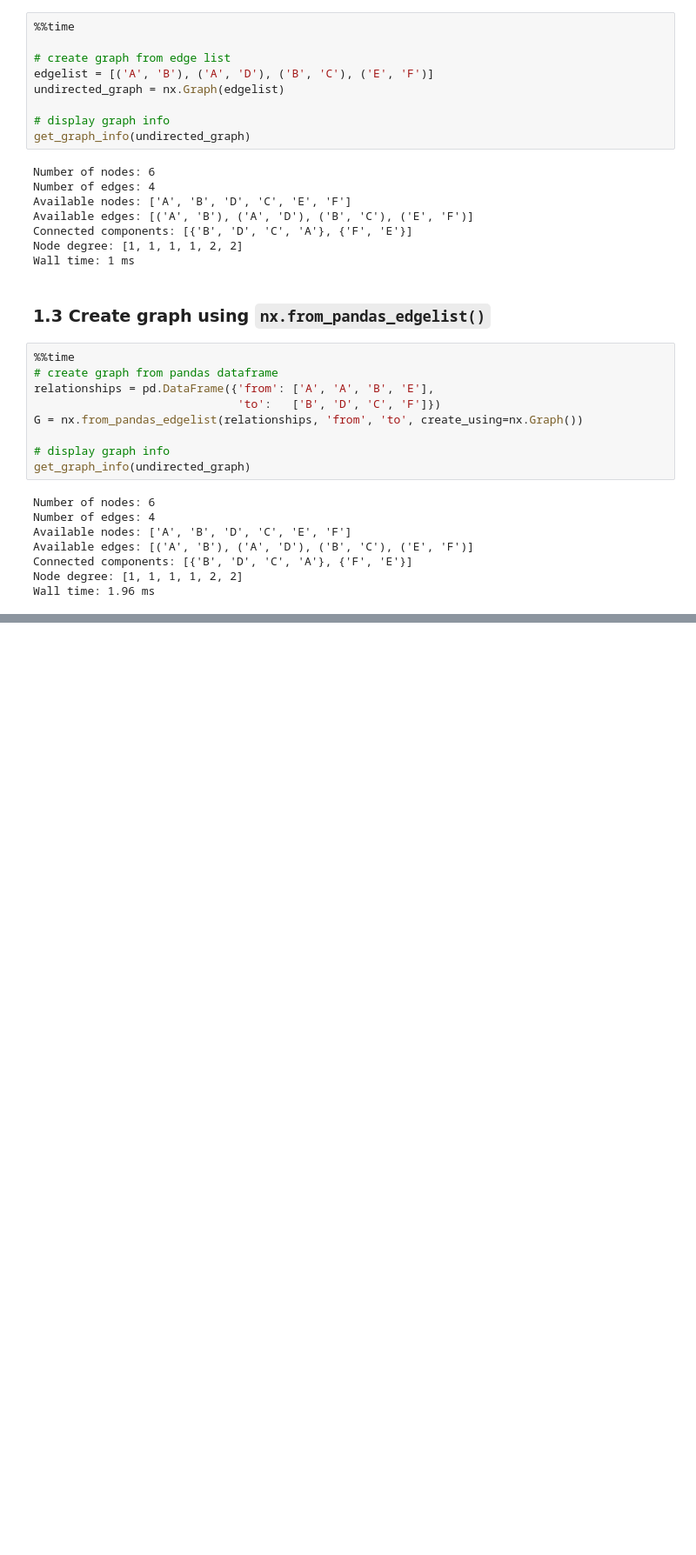
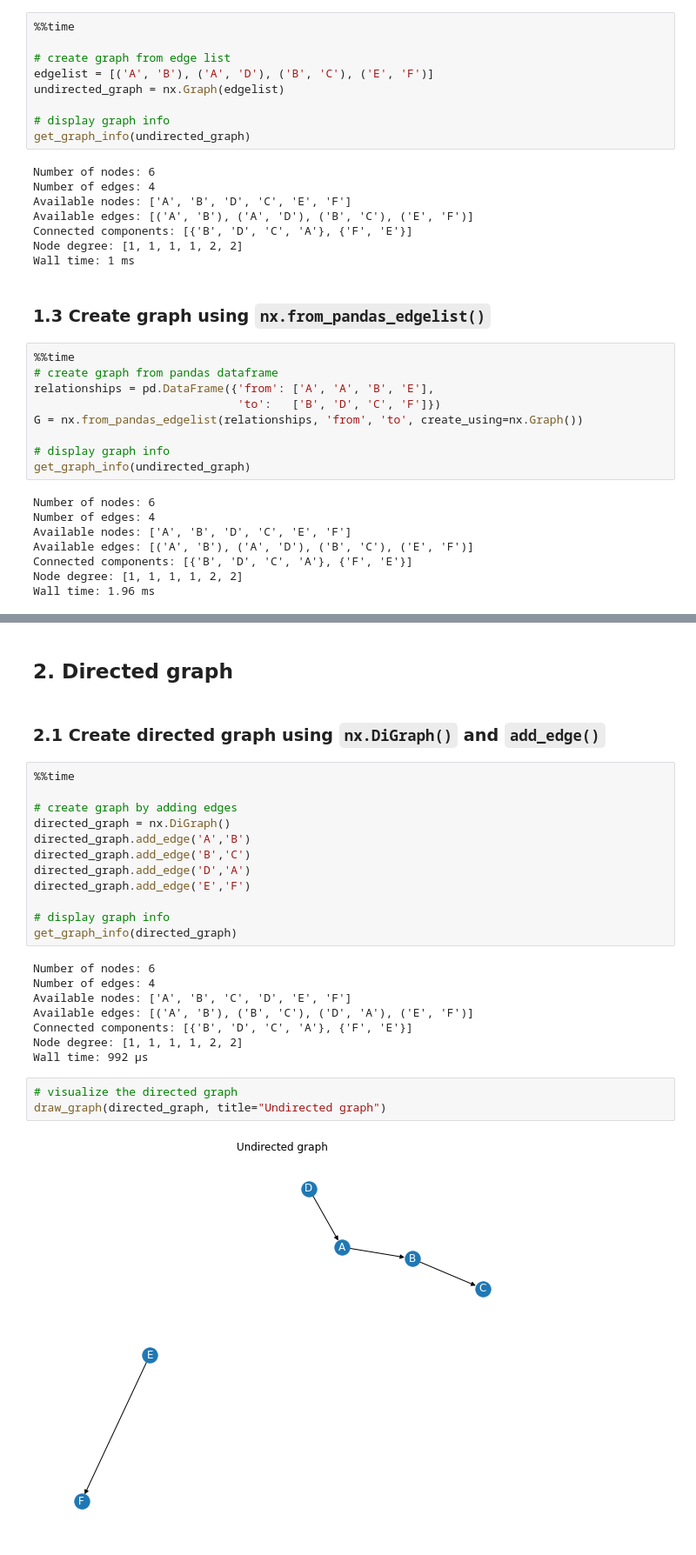
Before and after one commit to KangboLu/Graph-Analysis-with-NetworkX, a Jupyter notebook: 01_graph_types_in_NetworkX.ipynb, the cells around one changed output, grey strips where cells are left out. Shown at 87% size. Drawn from its saved outputs; the diff is of its cells as text; blank space fills up the shorter version.

Commit message:
add directed graph creation code

```diff
--- a/01_graph_types_in_NetworkX.ipynb
+++ b/01_graph_types_in_NetworkX.ipynb
@@ -85,0 +92,29 @@ AttributeError: module 'numpy' has no attribute 'seed'
+# %% [markdown]
+## 2. Directed graph
+# %% [markdown]
+### 2.1 Create directed graph using `nx.DiGraph()` and `add_edge()`
+# %%
+%%time
+
+# create graph by adding edges
+directed_graph = nx.DiGraph()
+directed_graph.add_edge('A','B')
+directed_graph.add_edge('B','C')
+directed_graph.add_edge('D','A')
+directed_graph.add_edge('E','F')
+
+# display graph info
+get_graph_info(directed_graph)
+# %% [output]
+Number of nodes: 6
+Number of edges: 4
+Available nodes: ['A', 'B', 'C', 'D', 'E', 'F']
+Available edges: [('A', 'B'), ('B', 'C'), ('D', 'A'), ('E', 'F')]
+Connected components: [{'B', 'D', 'C', 'A'}, {'F', 'E'}]
+Node degree: [1, 1, 1, 1, 2, 2]
+Wall time: 992 µs
+# %%
+# visualize the directed graph
+draw_graph(directed_graph, title="Undirected graph")
+# %% [output]
+[figure, added]
```
Also changed, not shown: parts of 4 cells of this notebook.
